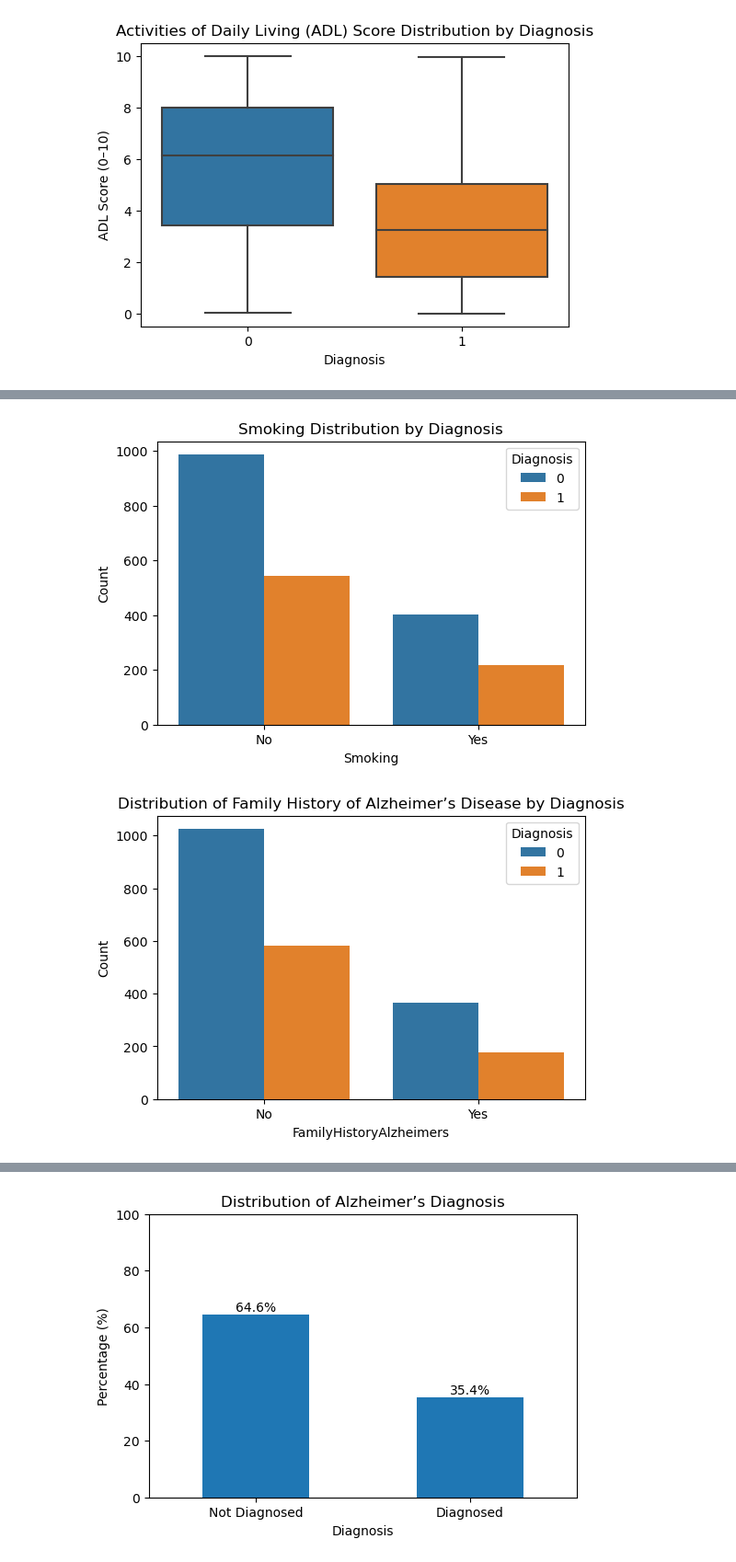
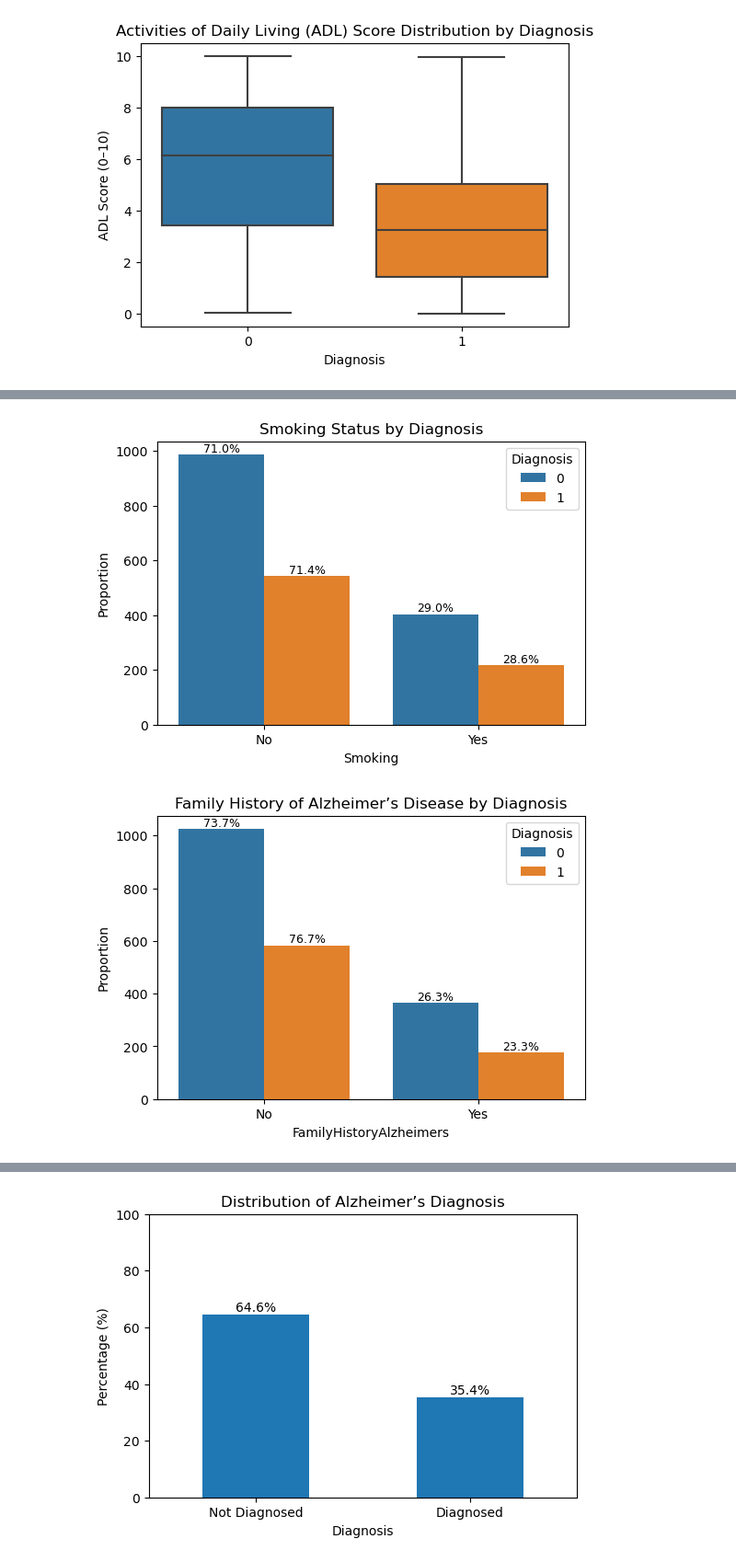
Before and after one commit to shaharberkovich/DataMining_shahar_hila_shir, a Jupyter notebook: AlzheimersProject.ipynb, the cells around one changed output, grey strips where cells are left out. Shown at 92% size. Cells and saved outputs as stored; diff of their text form; code cells hidden in the pictures.

Commit message:
Update EDA and target variable distribution

```diff
--- a/AlzheimersProject.ipynb
+++ b/AlzheimersProject.ipynb
@@ -391,20 +763,48 @@ plt.show()
 # %%
 plt.figure(figsize=(6,4))
-sns.countplot(x='Smoking', hue='Diagnosis', data=df)
-plt.title('Smoking Distribution by Diagnosis')
-plt.ylabel('Count')
+ax = sns.countplot(x='Smoking', hue='Diagnosis', data=df)
+
+for container in ax.containers:
+    total = sum(bar.get_height() for bar in container)
+    for bar in container:
+        height = bar.get_height()
+        ax.text(
+            bar.get_x() + bar.get_width() / 2,
+            height,
+            f'{height/total:.1%}',
+            ha='center',
+            va='bottom',
+            fontsize=9
+        )
+
 plt.xticks([0, 1], ['No', 'Yes'])
+plt.ylabel('Proportion')
+plt.title('Smoking Status by Diagnosis')
 plt.show()
 # %% [output]
-[figure, old version]
+[figure, new version]
 # %%
 plt.figure(figsize=(6,4))
-sns.countplot(x='FamilyHistoryAlzheimers', hue='Diagnosis', data=df)
-plt.title('Distribution of Family History of Alzheimer’s Disease by Diagnosis')
-plt.ylabel('Count')
+ax = sns.countplot(x='FamilyHistoryAlzheimers', hue='Diagnosis', data=df)
+
+for container in ax.containers:
+    total = sum(bar.get_height() for bar in container)
+    for bar in container:
+        height = bar.get_height()
+        ax.text(
+            bar.get_x() + bar.get_width() / 2,
+            height,
+            f'{height/total:.1%}',
+            ha='center',
+            va='bottom',
+            fontsize=9
+        )
+
 plt.xticks([0, 1], ['No', 'Yes'])
+plt.ylabel('Proportion')
+plt.title('Family History of Alzheimer’s Disease by Diagnosis')
 plt.show()
 # %% [output]
-[figure, old version]
+[figure, new version]
 # %%
 plt.figure(figsize=(6,4))
```
Also changed, not shown: parts of 35 cells of this notebook.
